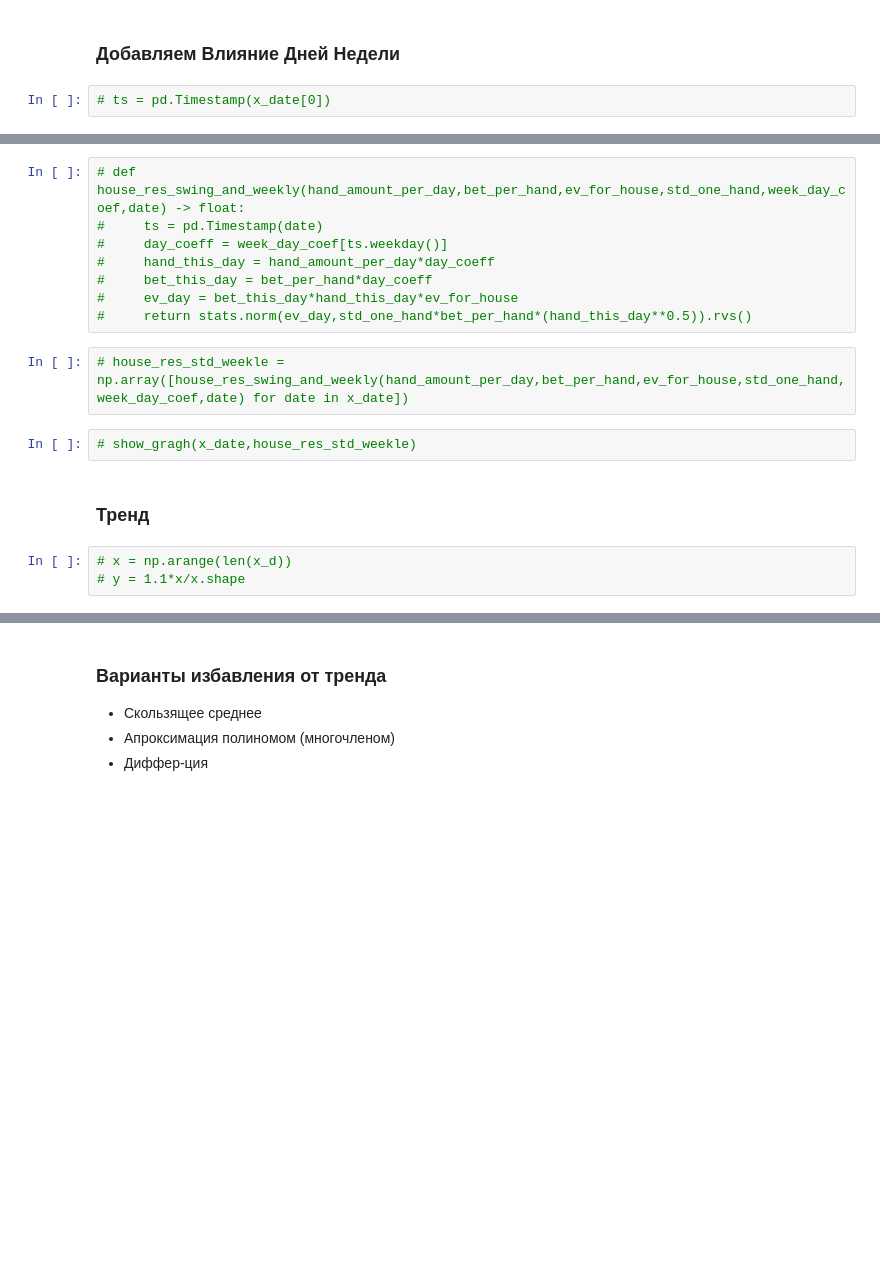
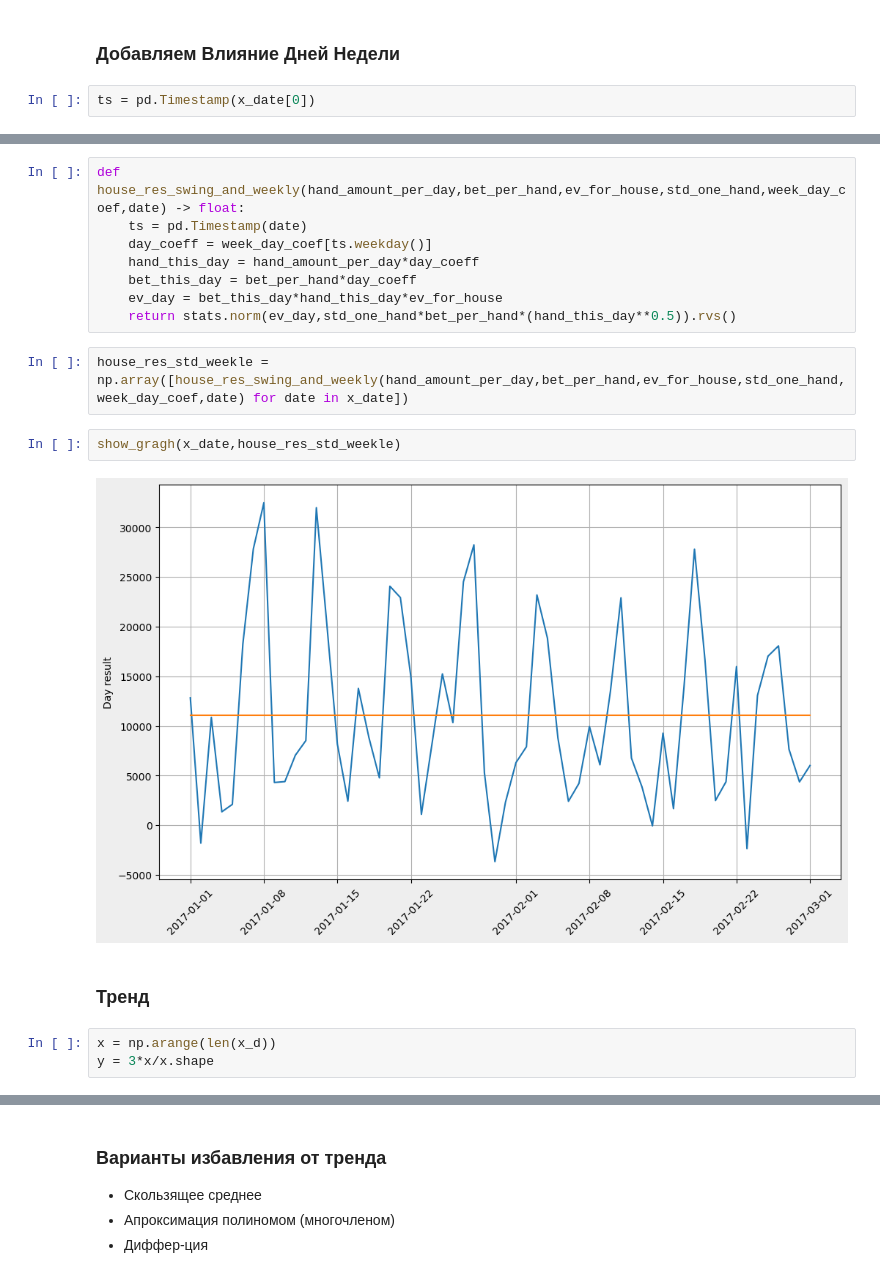
Before and after one commit to TrR1s/DS_Sochi, a Jupyter notebook: 0_graphics.ipynb, the cells around one changed output, grey strips where cells are left out. Saved outputs shown, nothing was run; the diff lists cells and outputs as text; blank space fills up the shorter version.

```diff
--- a/0_graphics.ipynb
+++ b/0_graphics.ipynb
@@ -57,5 +80,5 @@ house_res = np.array([no_swing(hand_amount_per_day,bet_per_hand,ev_for_house) fo
 # %% [markdown]
 ###  Добавляем Влияние Дней Недели
 # %%
-# ts = pd.Timestamp(x_date[0])
+ts = pd.Timestamp(x_date[0])
 # %%
@@ -71,18 +101,20 @@ house_res = np.array([no_swing(hand_amount_per_day,bet_per_hand,ev_for_house) fo
 # %%
-# def house_res_swing_and_weekly(hand_amount_per_day,bet_per_hand,ev_for_house,std_one_hand,week_day_coef,date) -> float:
-#     ts = pd.Timestamp(date)
-#     day_coeff = week_day_coef[ts.weekday()]
-#     hand_this_day = hand_amount_per_day*day_coeff
-#     bet_this_day = bet_per_hand*day_coeff
-#     ev_day = bet_this_day*hand_this_day*ev_for_house
-#     return stats.norm(ev_day,std_one_hand*bet_per_hand*(hand_this_day**0.5)).rvs()
+def house_res_swing_and_weekly(hand_amount_per_day,bet_per_hand,ev_for_house,std_one_hand,week_day_coef,date) -> float:
+    ts = pd.Timestamp(date)
+    day_coeff = week_day_coef[ts.weekday()]
+    hand_this_day = hand_amount_per_day*day_coeff
+    bet_this_day = bet_per_hand*day_coeff
+    ev_day = bet_this_day*hand_this_day*ev_for_house
+    return stats.norm(ev_day,std_one_hand*bet_per_hand*(hand_this_day**0.5)).rvs()
 # %%
-# house_res_std_weekle = np.array([house_res_swing_and_weekly(hand_amount_per_day,bet_per_hand,ev_for_house,std_one_hand,week_day_coef,date) for date in x_date])
+house_res_std_weekle = np.array([house_res_swing_and_weekly(hand_amount_per_day,bet_per_hand,ev_for_house,std_one_hand,week_day_coef,date) for date in x_date])
 # %%
-# show_gragh(x_date,house_res_std_weekle)
+show_gragh(x_date,house_res_std_weekle)
+# %% [output]
+[figure, added]
 # %% [markdown]
 ###  Тренд
 # %%
-# x = np.arange(len(x_d))
-# y = 1.1*x/x.shape
+x = np.arange(len(x_d))
+y = 3*x/x.shape
 # %%
```
Also changed, not shown: parts of 23 cells of this notebook, 15 other files.
